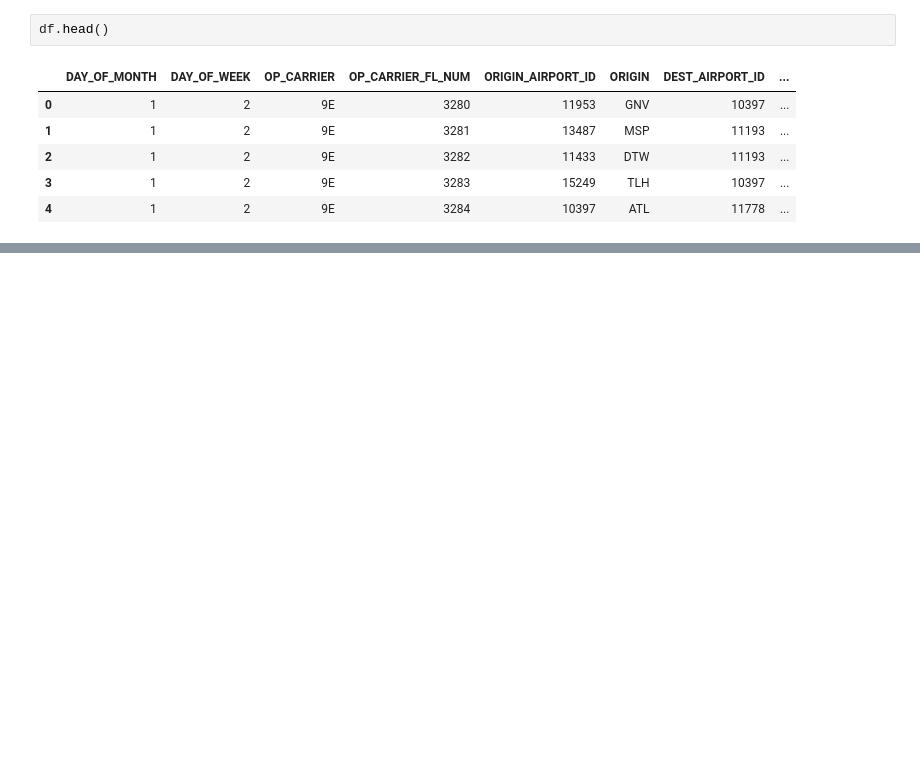
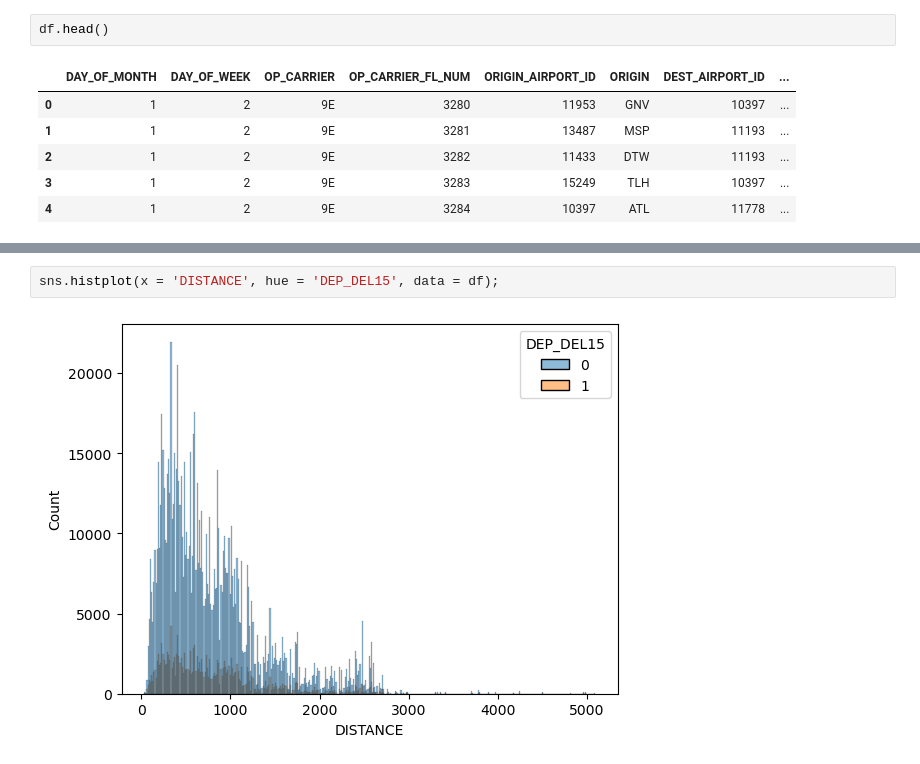
Before and after one commit to mezamateoj/Flight-Delay-Prediction, a Jupyter notebook: notebooks/EDA.ipynb, the cells around one changed output, grey strips where cells are left out. Cells and saved outputs as stored; diff of their text form; blank space fills up the shorter version.

```diff
--- a/notebooks/EDA.ipynb
+++ b/notebooks/EDA.ipynb
@@ -208,0 +289,4 @@ OptionError: "No such keys(s): 'mode.use_inf_as_null'"
+# %%
+sns.histplot(x = 'DISTANCE', hue = 'DEP_DEL15', data = df);
+# %% [output]
+[figure, added]
```
Also changed, not shown: parts of 14 cells of this notebook, 4 other files.
